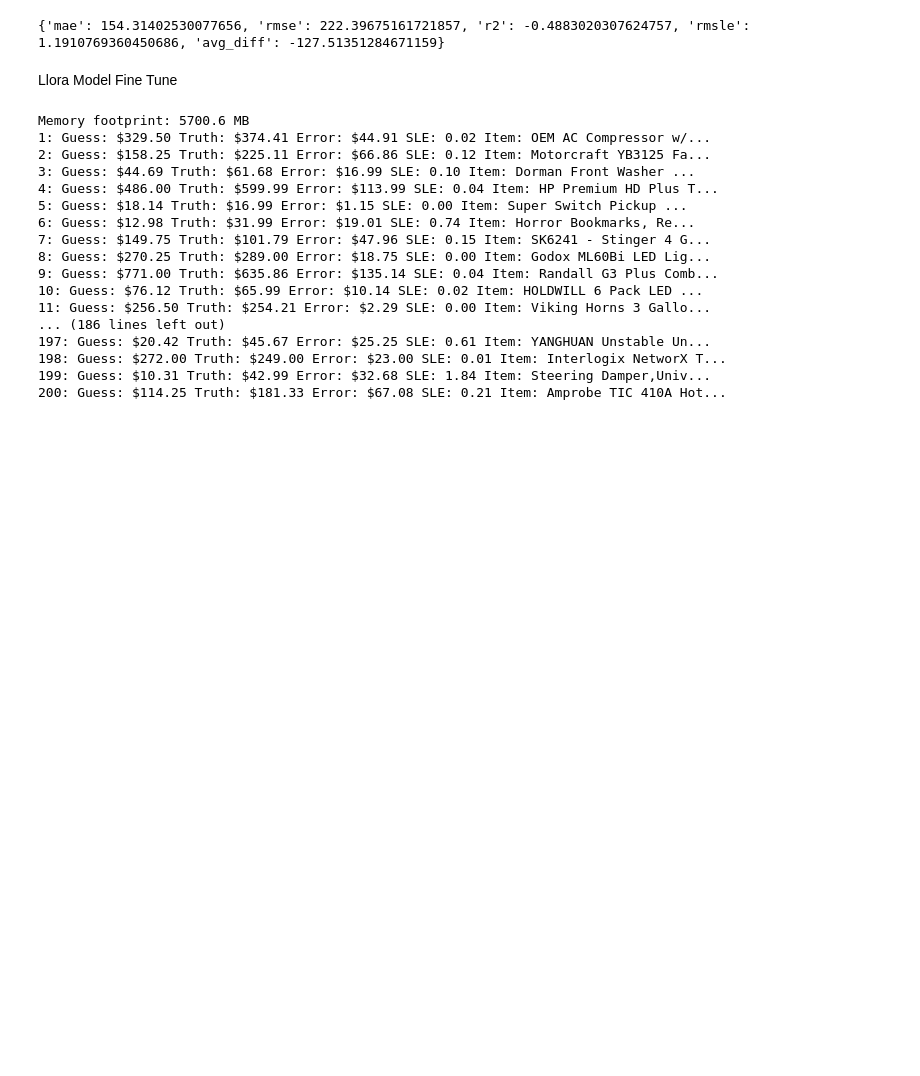
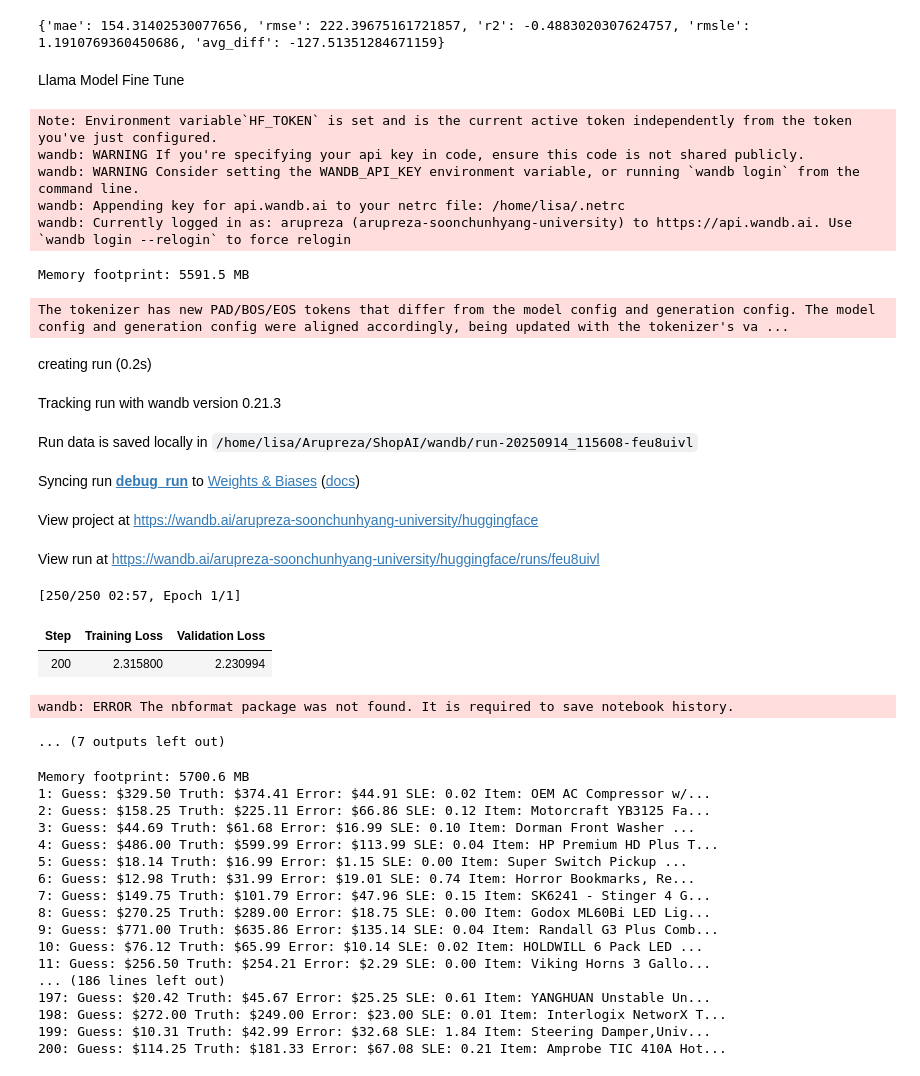
Before and after one commit to Arupreza/ShopAI, a Jupyter notebook: execution.ipynb, the cells around one changed output. Drawn from its saved outputs; the diff is of its cells as text; code cells hidden in the pictures; blank space fills up the shorter version.

```diff
--- a/execution.ipynb
+++ b/execution.ipynb
@@ -47,7 +47,43 @@ You should probably TRAIN this model on a down-stream task to be able to use it
 [figure]
 {'mae': 154.31402530077656, 'rmse': 222.39675161721857, 'r2': -0.4883020307624757, 'rmsle': 1.1910769360450686, 'avg_diff': -127.51351284671159}
 # %% [markdown]
-Llora Model Fine Tune
+Llama Model Fine Tune
+# %%
+from model_src.llama_8_b_base_fine_tune import train_sft
+
+trainer, model, tokenizer, ds = train_sft(
+    hf_user="Arupreza",
+    dataset_name="ed-donner/pricer-data",
+    base_model="meta-llama/Meta-Llama-3.1-8B",
+    project_name="pricer",
+    log_to_wandb=True,
+    epochs=1,
+    batch_size=4,
+    save_steps=2000,
+    run_name="debug_run",
+    push_to_hub=False,       # don’t push when debugging
+    train_size=1000,       # optional: subset
+    eval_size=100           # optional: subset
+)
+# %% [output]
+Note: Environment variable`HF_TOKEN` is set and is the current active token independently from the token you've just configured.
+wandb: WARNING If you're specifying your api key in code, ensure this code is not shared publicly.
+wandb: WARNING Consider setting the WANDB_API_KEY environment variable, or running `wandb login` from the command line.
+wandb: Appending key for api.wandb.ai to your netrc file: /home/lisa/.netrc
+wandb: Currently logged in as: arupreza (arupreza-soonchunhyang-university) to https://api.wandb.ai. Use `wandb login --relogin` to force relogin
+Memory footprint: 5591.5 MB
+The tokenizer has new PAD/BOS/EOS tokens that differ from the model config and generation config. The model config and generation config were aligned accordingly, being updated with the tokenizer's va ...
+creating run (0.2s)
+Tracking run with wandb version 0.21.3
+Run data is saved locally in /home/lisa/Arupreza/ShopAI/wandb/run-20250914_115608-feu8uivl
+Syncing run debug_run to Weights & Biases (docs)
+View project at https://wandb.ai/arupreza-soonchunhyang-university/huggingface
+View run at https://wandb.ai/arupreza-soonchunhyang-university/huggingface/runs/feu8uivl
+[250/250 02:57, Epoch 1/1]
+| Step | Training Loss | Validation Loss |
+| 200 | 2.315800 | 2.230994 |
+wandb: ERROR The nbformat package was not found. It is required to save notebook history.
+... (7 outputs left out)
 # %%
 from model_src.evaluation import llama_evaluation
 # %%
```
Also changed, not shown: parts of 3 cells of this notebook.
